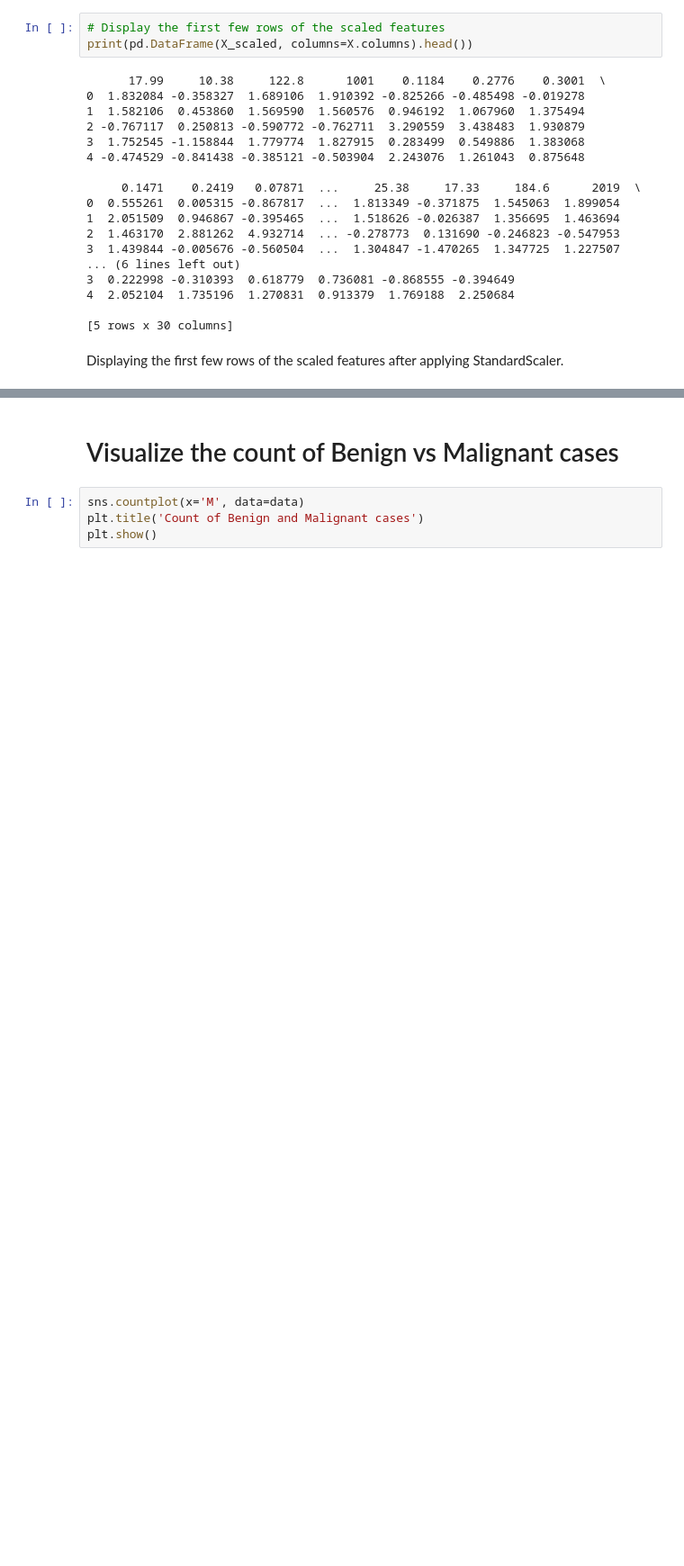
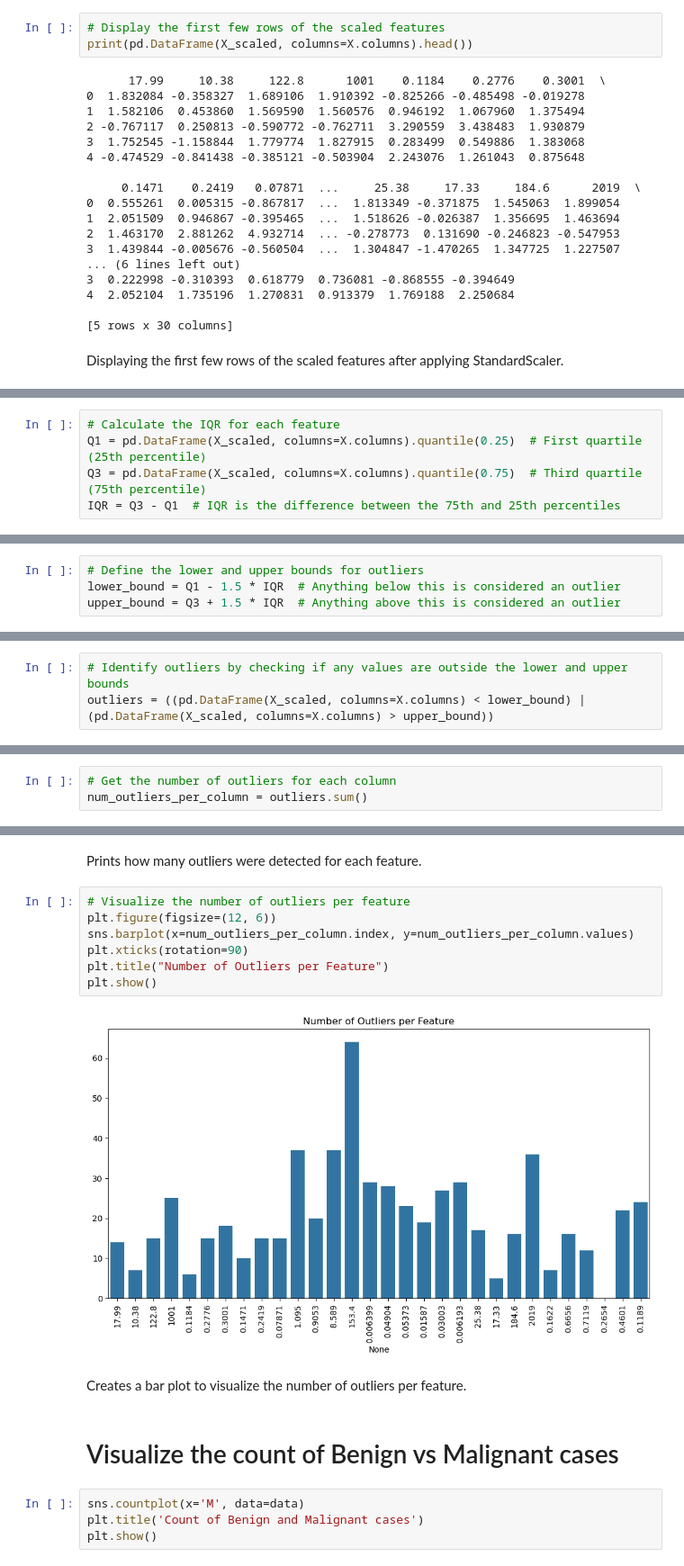
Before and after one commit to KarenNivi1612/BreastCancerDetection, a Jupyter notebook: Breast_Cancer_Prediction.ipynb, the cells around one changed output, grey strips where cells are left out. Shown at 90% size. Cells and saved outputs as stored; diff of their text form; blank space fills up the shorter version.

```diff
--- a/Breast_Cancer_Prediction.ipynb
+++ b/Breast_Cancer_Prediction.ipynb
@@ -241,0 +244,5 @@ Displaying the first few rows of the scaled features after applying StandardScal
+# %%
+# Calculate the IQR for each feature
+Q1 = pd.DataFrame(X_scaled, columns=X.columns).quantile(0.25)  # First quartile (25th percentile)
+Q3 = pd.DataFrame(X_scaled, columns=X.columns).quantile(0.75)  # Third quartile (75th percentile)
+IQR = Q3 - Q1  # IQR is the difference between the 75th and 25th percentiles
@@ -241,0 +253,4 @@ Displaying the first few rows of the scaled features after applying StandardScal
+# %%
+# Define the lower and upper bounds for outliers
+lower_bound = Q1 - 1.5 * IQR  # Anything below this is considered an outlier
+upper_bound = Q3 + 1.5 * IQR  # Anything above this is considered an outlier
@@ -241,0 +260,3 @@ Displaying the first few rows of the scaled features after applying StandardScal
+# %%
+# Identify outliers by checking if any values are outside the lower and upper bounds
+outliers = ((pd.DataFrame(X_scaled, columns=X.columns) < lower_bound) | (pd.DataFrame(X_scaled, columns=X.columns) > upper_bound))
@@ -241,0 +265,3 @@ Displaying the first few rows of the scaled features after applying StandardScal
+# %%
+# Get the number of outliers for each column
+num_outliers_per_column = outliers.sum()
@@ -242,3 +291,16 @@ Displaying the first few rows of the scaled features after applying StandardScal
+# %% [markdown]
+Prints how many outliers were detected for each feature.
+# %%
+# Visualize the number of outliers per feature
+plt.figure(figsize=(12, 6))
+sns.barplot(x=num_outliers_per_column.index, y=num_outliers_per_column.values)
+plt.xticks(rotation=90)
+plt.title("Number of Outliers per Feature")
+plt.show()
+# %% [output]
+[figure, added]
+# %% [markdown]
+Creates a bar plot to visualize the number of outliers per feature.
 # %% [markdown]
 # Visualize the count of Benign vs Malignant cases
 # %%
```
Also changed, not shown: parts of 6 cells of this notebook.
